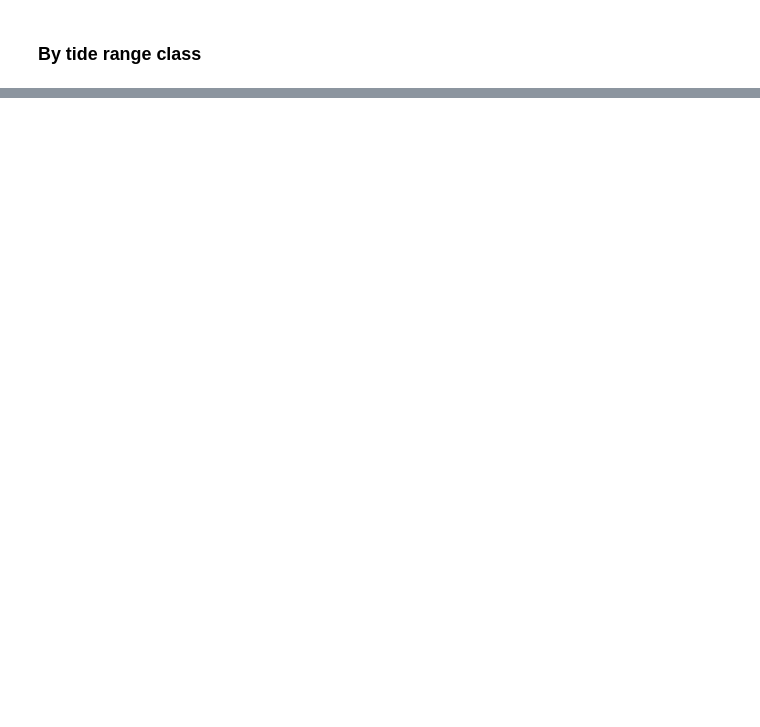
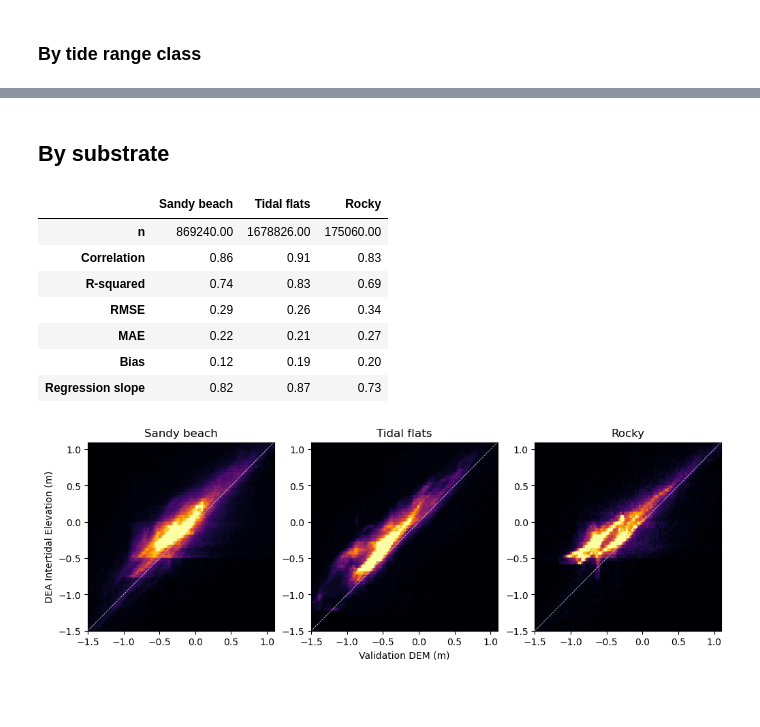
Before and after one commit to GeoscienceAustralia/dea-intertidal, a Jupyter notebook: notebooks/validation/Intertidal_elevation_validation.ipynb, the cells around one changed output, grey strips where cells are left out. Cells and saved outputs as stored; diff of their text form; code cells hidden in the pictures; blank space fills up the shorter version.

```diff
--- a/notebooks/validation/Intertidal_elevation_validation.ipynb
+++ b/notebooks/validation/Intertidal_elevation_validation.ipynb
@@ -338,2 +419,61 @@ area                20.46 km sq
 # %%
 fig.savefig("DEAIntertidal_validation_micromesomacro.png", dpi=200, bbox_inches="tight")
+# %% [markdown]
+## By substrate
+# %%
+fig, axes = plt.subplots(1, 3, figsize=(12, 3.6))
+
+# Define a set of certainty ranges
+cat_ranges = ["Sandy beach", "Tidal flats", "Rocky"]
+
+scale_dict = {"Sandy beach": (-1.5, 1.1), "Tidal flats": (-1.5, 1.1), "Rocky": (-1.5, 1.1)}
+
+out = {}
+for i, cat in enumerate(cat_ranges):
+    outputs_subset_df = outputs_all_df.query("substrate == @cat")
+
+    lim_min, lim_max = scale_dict[cat]
+
+    # Plot and compare - heatmap
+    axes[i].hexbin(
+        x=outputs_subset_df.validation_m,
+        y=outputs_subset_df.modelled_m,
+        extent=(lim_min, lim_max, lim_min, lim_max),
+        cmap="inferno",
+        bins=100,
+        vmin=0,
+        vmax=50,
+    )
+    axes[i].set_facecolor("#0C0C0C")
+    axes[i].plot([lim_min, lim_max], [lim_min, lim_max], "--", c="white", linewidth=0.5)
+    axes[i].margins(x=0, y=0)
+    axes[i].set_title(cat)
+    if i == 0:
+        axes[i].set_ylabel("DEA Intertidal Elevation (m)")
+    elif i == 1:
+        axes[i].set_xlabel("Validation DEM (m)")
+
+    # Accuracy statistics
+    stats_df = eval_metrics(
+            x=outputs_subset_df.validation_m, y=outputs_subset_df.modelled_m, round=3
+        )
+    stats_df["n"] = len(outputs_subset_df.modelled_m)
+    out[cat] = stats_df
+
+pd.DataFrame.from_records(
+    out,
+    index=["n", "Correlation", "R-squared", "RMSE", "MAE", "Bias", "Regression slope"],
+    columns=cat_ranges,
+).round(2)
+# %% [output]
+|  | Sandy beach | Tidal flats | Rocky |
+| n | 869240.00 | 1678826.00 | 175060.00 |
+| Correlation | 0.86 | 0.91 | 0.83 |
+| R-squared | 0.74 | 0.83 | 0.69 |
+| RMSE | 0.29 | 0.26 | 0.34 |
+| MAE | 0.22 | 0.21 | 0.27 |
+| Bias | 0.12 | 0.19 | 0.20 |
+| Regression slope | 0.82 | 0.87 | 0.73 |
+[figure, added]
+# %% [markdown]
+##
```
Also changed, not shown: parts of 9 cells of this notebook, 1 other file.
